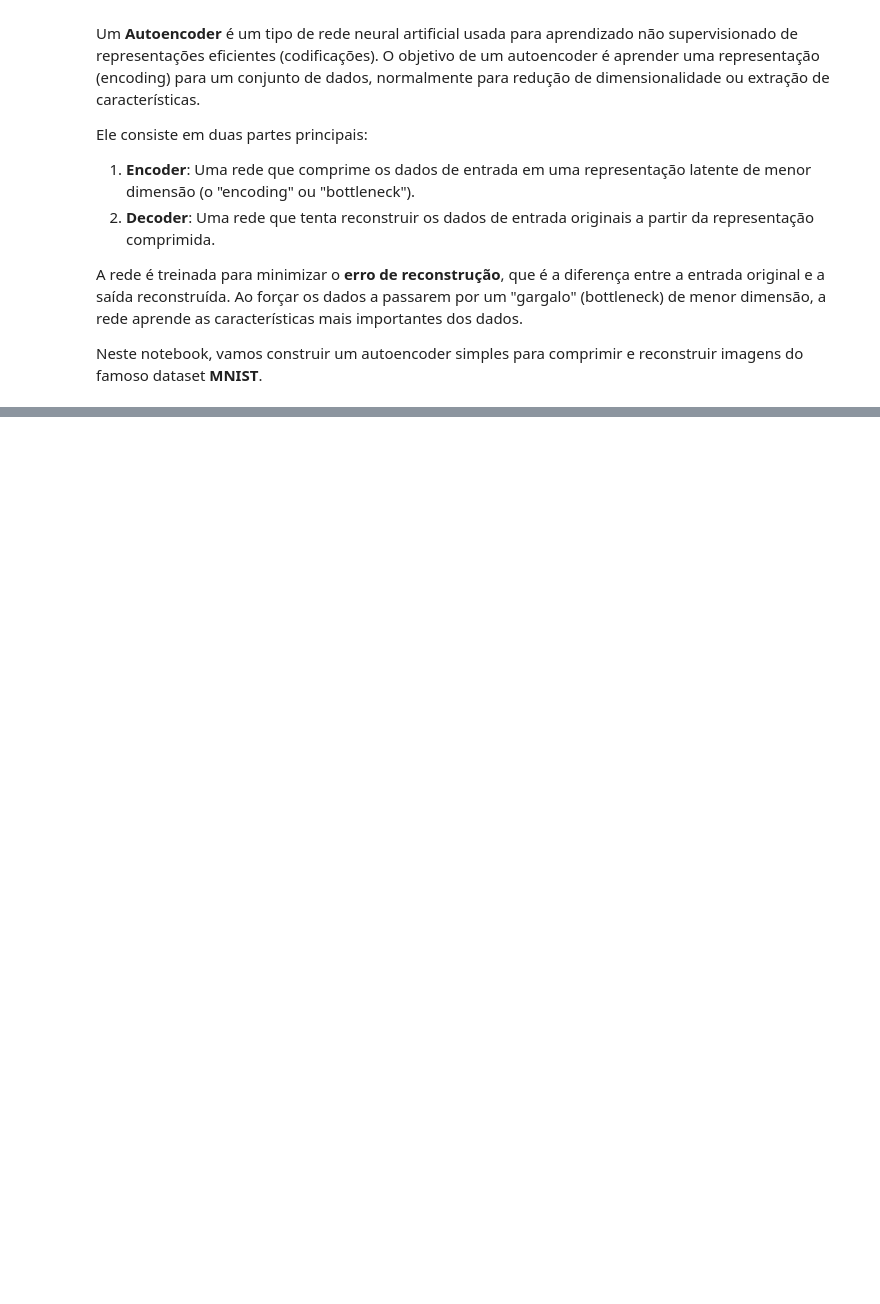
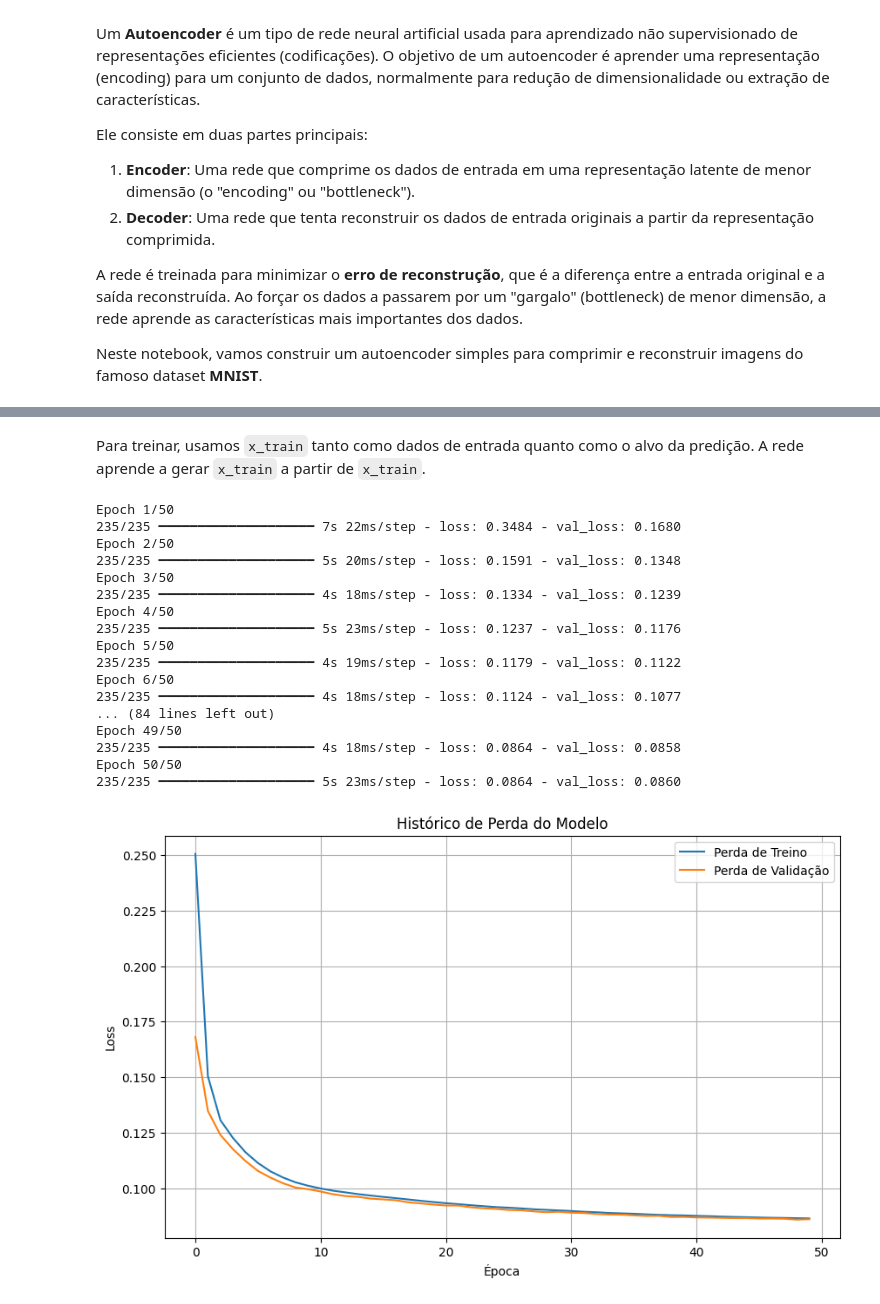
Before and after one commit to isaacdono/ml-studies, a Jupyter notebook: deep learning/autoencoders.ipynb, the cells around one changed output, grey strips where cells are left out. Drawn from its saved outputs; the diff is of its cells as text; code cells hidden in the pictures; blank space fills up the shorter version.

```diff
--- a/deep learning/autoencoders.ipynb
+++ b/deep learning/autoencoders.ipynb
@@ -73,22 +102,40 @@ autoencoder.summary()
+# %% [markdown]
+Para treinar, usamos `x_train` tanto como dados de entrada quanto como o alvo da predição.
+A rede aprende a gerar `x_train` a partir de `x_train`.
 # %%
-"""
-Para treinar, usamos `x_train` tanto como dados de entrada quanto como o alvo da predição.
-A rede aprende a gerar `x_train` a partir de `x_train`.
-"""
 history = autoencoder.fit(x_train, x_train, # Note: input e target são os mesmos
                 epochs=50,
                 batch_size=256,
                 shuffle=True,
                 validation_data=(x_test, x_test),
                 verbose=1)
 
 # Plotando a perda de treino e validação
 plt.figure(figsize=(10, 6))
 plt.plot(history.history['loss'], label='Perda de Treino')
 plt.plot(history.history['val_loss'], label='Perda de Validação')
 plt.title('Histórico de Perda do Modelo')
 plt.ylabel('Loss')
 plt.xlabel('Época')
 plt.legend()
 plt.grid(True)
 plt.show()
+# %% [output]
+Epoch 1/50
+235/235 ━━━━━━━━━━━━━━━━━━━━ 7s 22ms/step - loss: 0.3484 - val_loss: 0.1680
+Epoch 2/50
+235/235 ━━━━━━━━━━━━━━━━━━━━ 5s 20ms/step - loss: 0.1591 - val_loss: 0.1348
+Epoch 3/50
+235/235 ━━━━━━━━━━━━━━━━━━━━ 4s 18ms/step - loss: 0.1334 - val_loss: 0.1239
+Epoch 4/50
+235/235 ━━━━━━━━━━━━━━━━━━━━ 5s 23ms/step - loss: 0.1237 - val_loss: 0.1176
+Epoch 5/50
+235/235 ━━━━━━━━━━━━━━━━━━━━ 4s 19ms/step - loss: 0.1179 - val_loss: 0.1122
+Epoch 6/50
+235/235 ━━━━━━━━━━━━━━━━━━━━ 4s 18ms/step - loss: 0.1124 - val_loss: 0.1077
+... (84 lines left out)
+Epoch 49/50
+235/235 ━━━━━━━━━━━━━━━━━━━━ 4s 18ms/step - loss: 0.0864 - val_loss: 0.0858
+Epoch 50/50
+235/235 ━━━━━━━━━━━━━━━━━━━━ 5s 23ms/step - loss: 0.0864 - val_loss: 0.0860
+[figure, added]
```
Also changed, not shown: parts of 11 cells of this notebook.
